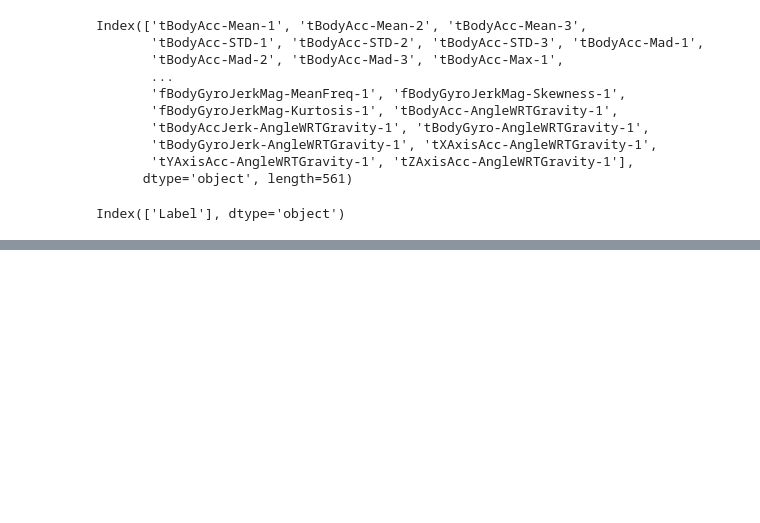
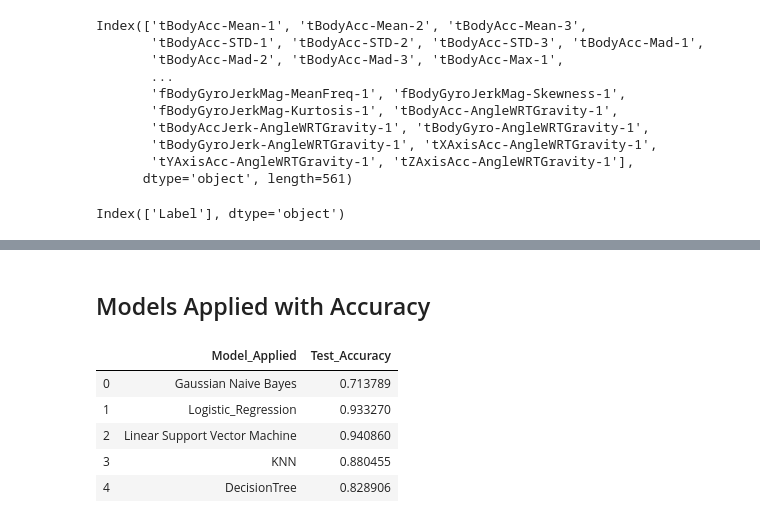
Before and after one commit to HAPTDS/HAPT, a Jupyter notebook: HAPT preprocessing.ipynb, the cells around one changed output, grey strips where cells are left out. Cells and saved outputs as stored; diff of their text form; code cells hidden in the pictures; blank space fills up the shorter version.

```diff
--- a/HAPT preprocessing.ipynb
+++ b/HAPT preprocessing.ipynb
@@ -307,0 +365,2 @@ Text(0.5, 1.0, 'C for Linear SVM vs Validation accuracy')
+# %% [markdown]
+## Models Applied with Accuracy
@@ -307,0 +369,9 @@ Text(0.5, 1.0, 'C for Linear SVM vs Validation accuracy')
+# %%
+df_model
+# %% [output]
+|  | Model_Applied | Test_Accuracy |
+| 0 | Gaussian Naive Bayes | 0.713789 |
+| 1 | Logistic_Regression | 0.933270 |
+| 2 | Linear Support Vector Machine | 0.940860 |
+| 3 | KNN | 0.880455 |
+| 4 | DecisionTree | 0.828906 |
```
Also changed, not shown: parts of 41 cells of this notebook, 1 other file.
